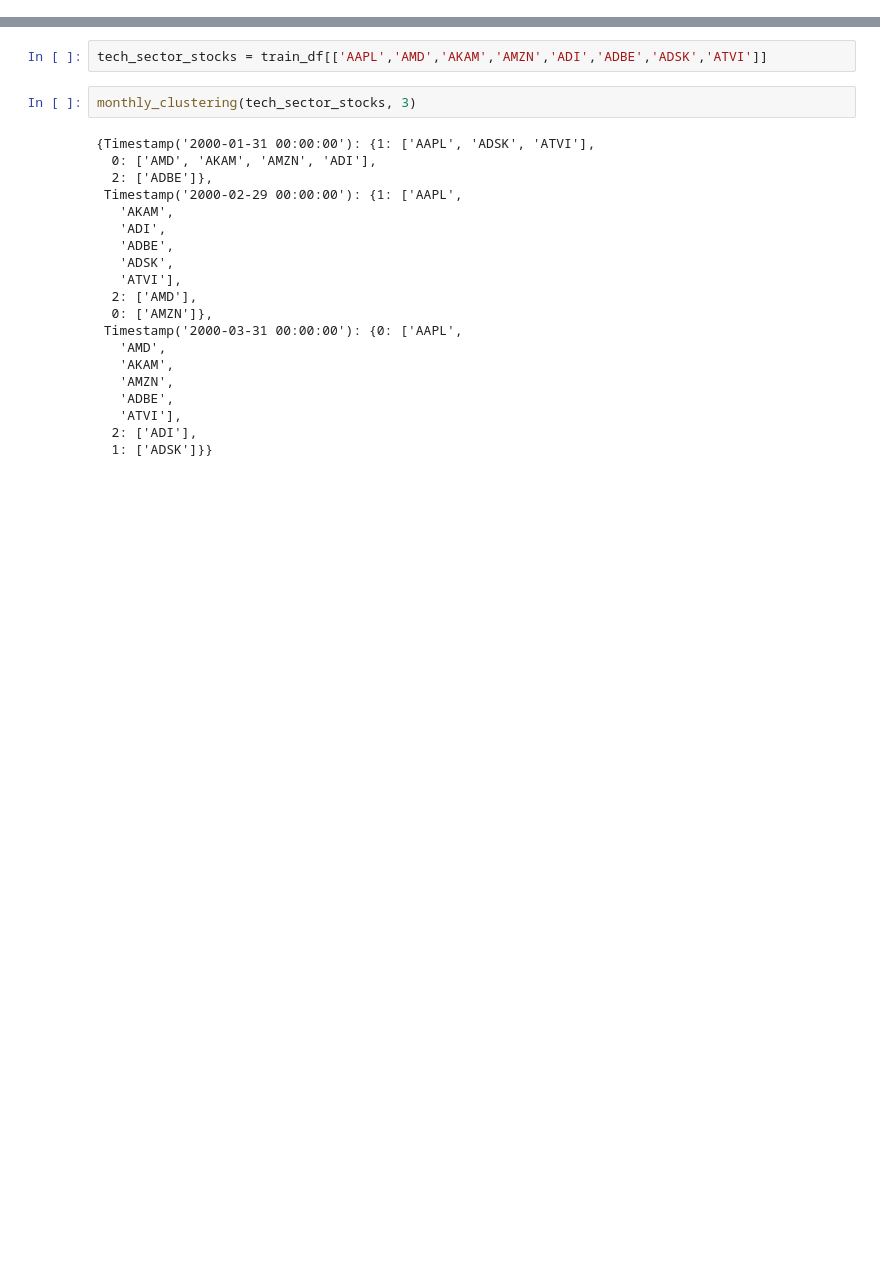
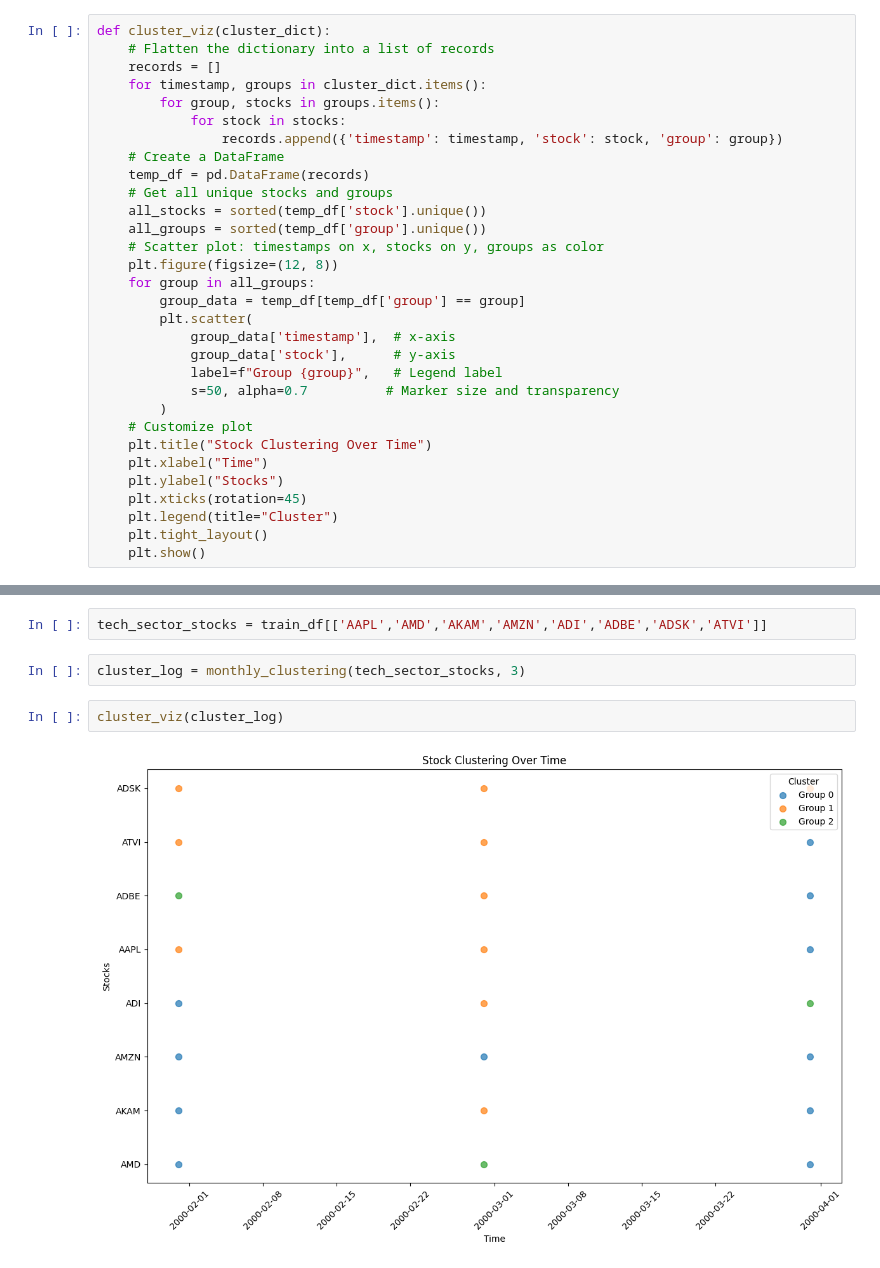
Before and after one commit to TInglefield/Math4920Project, a Jupyter notebook: Project_Draft7.ipynb, the cells around one changed output, grey strips where cells are left out. Cells and saved outputs as stored; diff of their text form; blank space fills up the shorter version.

```diff
--- a/Project_Draft7.ipynb
+++ b/Project_Draft7.ipynb
@@ -219,29 +219,44 @@ def monthly_clustering(DataFrame, months_to_run):
         first_day = index[last_day_position + 1]
         #print(f"Moving to the next first day: {first_day}")
     return cluster_log
+# %%
+def cluster_viz(cluster_dict):
+    # Flatten the dictionary into a list of records
+    records = []
+    for timestamp, groups in cluster_dict.items():
+        for group, stocks in groups.items():
+            for stock in stocks:
+                records.append({'timestamp': timestamp, 'stock': stock, 'group': group})
+    # Create a DataFrame
+    temp_df = pd.DataFrame(records)
+    # Get all unique stocks and groups
+    all_stocks = sorted(temp_df['stock'].unique())
+    all_groups = sorted(temp_df['group'].unique())
+    # Scatter plot: timestamps on x, stocks on y, groups as color
+    plt.figure(figsize=(12, 8))
+    for group in all_groups:
+        group_data = temp_df[temp_df['group'] == group]
+        plt.scatter(
+            group_data['timestamp'],  # x-axis
+            group_data['stock'],      # y-axis
+            label=f"Group {group}",   # Legend label
+            s=50, alpha=0.7          # Marker size and transparency
+        )
+    # Customize plot
+    plt.title("Stock Clustering Over Time")
+    plt.xlabel("Time")
+    plt.ylabel("Stocks")
+    plt.xticks(rotation=45)
+    plt.legend(title="Cluster")
+    plt.tight_layout()
+    plt.show()
 # %% [markdown]
 # Testing Functions
 # %%
 tech_sector_stocks = train_df[['AAPL','AMD','AKAM','AMZN','ADI','ADBE','ADSK','ATVI']]
 # %%
-monthly_clustering(tech_sector_stocks, 3)
+cluster_log = monthly_clustering(tech_sector_stocks, 3)
-# %% [output]
-{Timestamp('2000-01-31 00:00:00'): {1: ['AAPL', 'ADSK', 'ATVI'],
-  0: ['AMD', 'AKAM', 'AMZN', 'ADI'],
-  2: ['ADBE']},
- Timestamp('2000-02-29 00:00:00'): {1: ['AAPL',
-   'AKAM',
-   'ADI',
-   'ADBE',
-   'ADSK',
-   'ATVI'],
-  2: ['AMD'],
-  0: ['AMZN']},
- Timestamp('2000-03-31 00:00:00'): {0: ['AAPL',
-   'AMD',
-   'AKAM',
-   'AMZN',
-   'ADBE',
-   'ATVI'],
-  2: ['ADI'],
-  1: ['ADSK']}}
+# %%
+cluster_viz(cluster_log)
+# %% [output]
+[figure, added]
```
